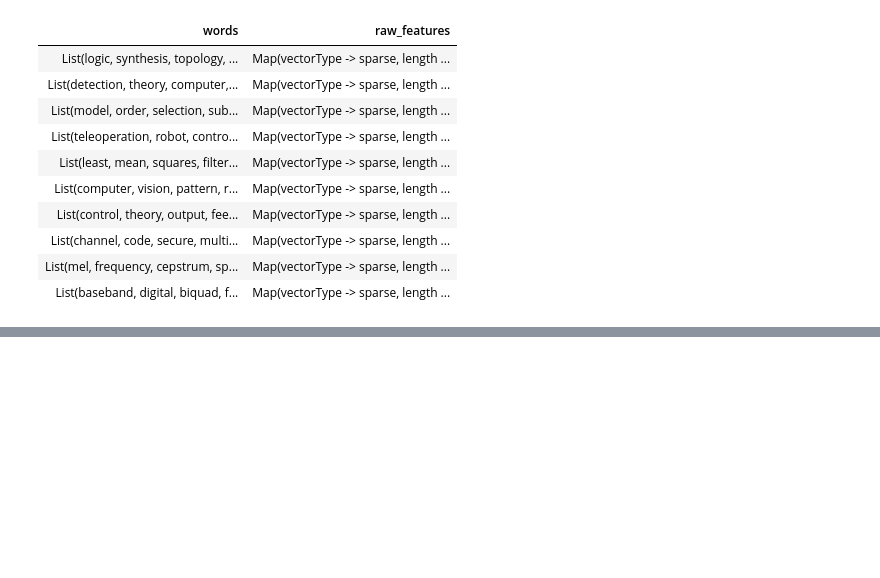
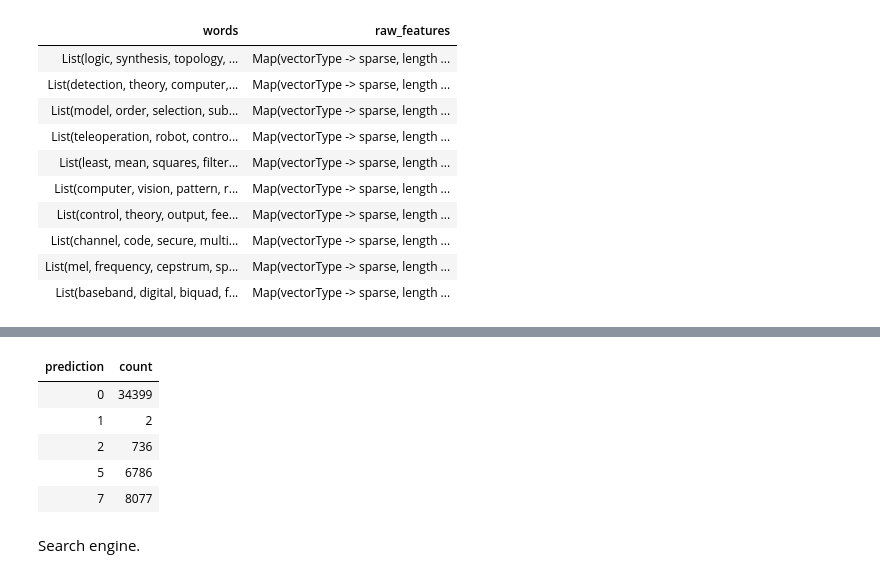
Before and after one commit to peepkolberg/bdm-project-4, a Jupyter notebook: Clustering.ipynb, the cells around one changed output, grey strips where cells are left out. Cells and saved outputs as stored; diff of their text form; code cells hidden in the pictures; blank space fills up the shorter version.

```diff
--- a/Clustering.ipynb
+++ b/Clustering.ipynb
@@ -221,0 +229,5 @@ display(tfIdf_vectors.limit(10))
+# %%
+kmeans = KMeans(k=8, seed=3).setMaxIter(20)
+model = kmeans.fit(transformed_data)
+# %%
+clusteredData = model.transform(transformed_data)
@@ -221,0 +243,13 @@ display(tfIdf_vectors.limit(10))
+# %%
+# results with k=8
+# displaying limited results because trying to show them using all of the data gives OutOfMemoryError
+display(clusteredData.limit(50000).groupby('prediction').count().orderBy(F.asc('prediction')))
+# %% [output]
+| prediction | count |
+| 0 | 34399 |
+| 1 | 2 |
+| 2 | 736 |
+| 5 | 6786 |
+| 7 | 8077 |
+# %% [markdown]
+Search engine.
```
Also changed, not shown: parts of 10 cells of this notebook.
